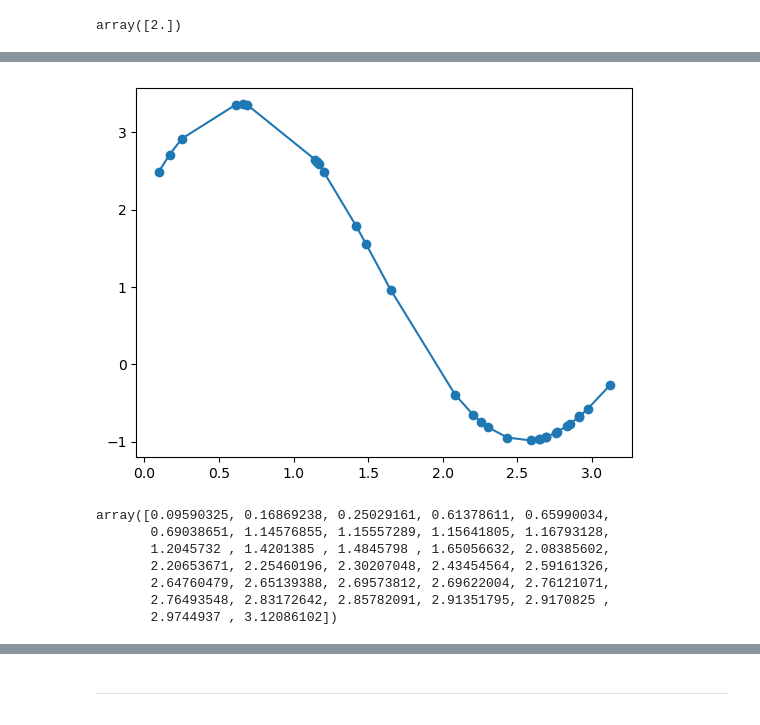
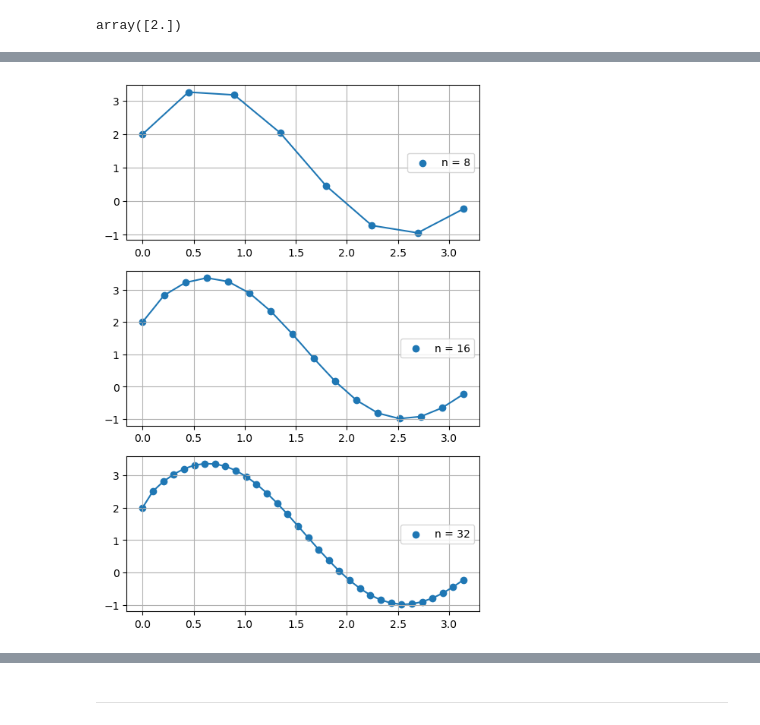
Before and after one commit to Mich-blz/Interpolations, a Jupyter notebook: Tarea1.ipynb, the cells around one changed output, grey strips where cells are left out. Saved outputs shown, nothing was run; the diff lists cells and outputs as text; code cells hidden in the pictures.

```diff
--- a/Tarea1.ipynb
+++ b/Tarea1.ipynb
@@ -183,12 +124,3 @@ def cubic_interp1d(x0, x, y):
 cubic_interp1d([x_even[0]],x_even,y_even)
 # %% [output]
 array([2.])
-# %%
-x = np.linspace(0, 10, 11)
-y = np.sin(x)
-plt.scatter(x_even, y_even)
-
-x_new = np.linspace(0, 10, 201)
-plt.plot(x_even, cubic_interp1d(x_even,x_even,y_even))
-
-plt.show()
@@ -257,22 +165,36 @@ plt.show()
-# %%
-x = ran_samples(32)
-x = np.sort(x)
-y = trig(x)
-plt.scatter(x, y)
-
-x_new = np.linspace(0, 10, 201)
-plt.plot(x, cubic_interpolate(x,x,y))
-
-plt.show()
-# %% [output]
-[figure, removed]
-# %%
-np.sort(x)
-# %% [output]
-array([0.09590325, 0.16869238, 0.25029161, 0.61378611, 0.65990034,
-       0.69038651, 1.14576855, 1.15557289, 1.15641805, 1.16793128,
-       1.2045732 , 1.4201385 , 1.4845798 , 1.65056632, 2.08385602,
-       2.20653671, 2.25460196, 2.30207048, 2.43454564, 2.59161326,
-       2.64760479, 2.65139388, 2.69573812, 2.69622004, 2.76121071,
-       2.76493548, 2.83172642, 2.85782091, 2.91351795, 2.9170825 ,
-       2.9744937 , 3.12086102])
+# %%
+
+# * First Figure
+x = even_samples(8)
+y = trig(even_samples(8))
+plt.figure(figsize=(6, 9))
+plt.subplot(3, 1, 1)
+plt.scatter(x, y)
+plt.plot(x, cubic_interpolate(x,x,y))
+plt.grid(True)
+
+plt.legend(['n = 8'], loc='center right')
+
+# * Second Figure
+x = even_samples(16)
+y = trig(even_samples(16))
+plt.subplot(3, 1, 2)
+plt.scatter(x, y)
+plt.plot(x, cubic_interpolate(x,x,y))
+plt.grid(True)
+
+plt.legend(['n = 16'], loc='center right')
+
+# * Thirds Figure
+x = even_samples(32)
+y = trig(even_samples(32))
+plt.subplot(3, 1, 3)
+plt.scatter(x, y)
+plt.plot(x, cubic_interpolate(x,x,y))
+plt.grid(True)
+
+plt.legend(['n = 32'], loc='center right')
+
+plt.show()
+# %% [output]
+[figure, added]
```
Also changed, not shown: parts of 23 cells of this notebook.
